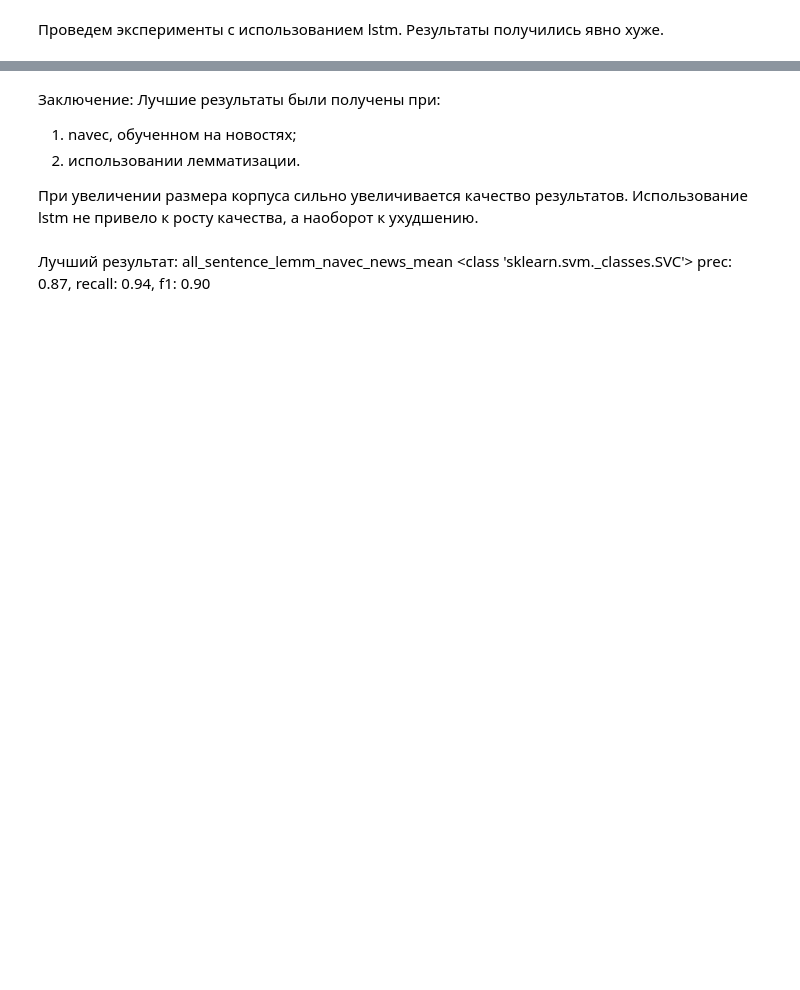
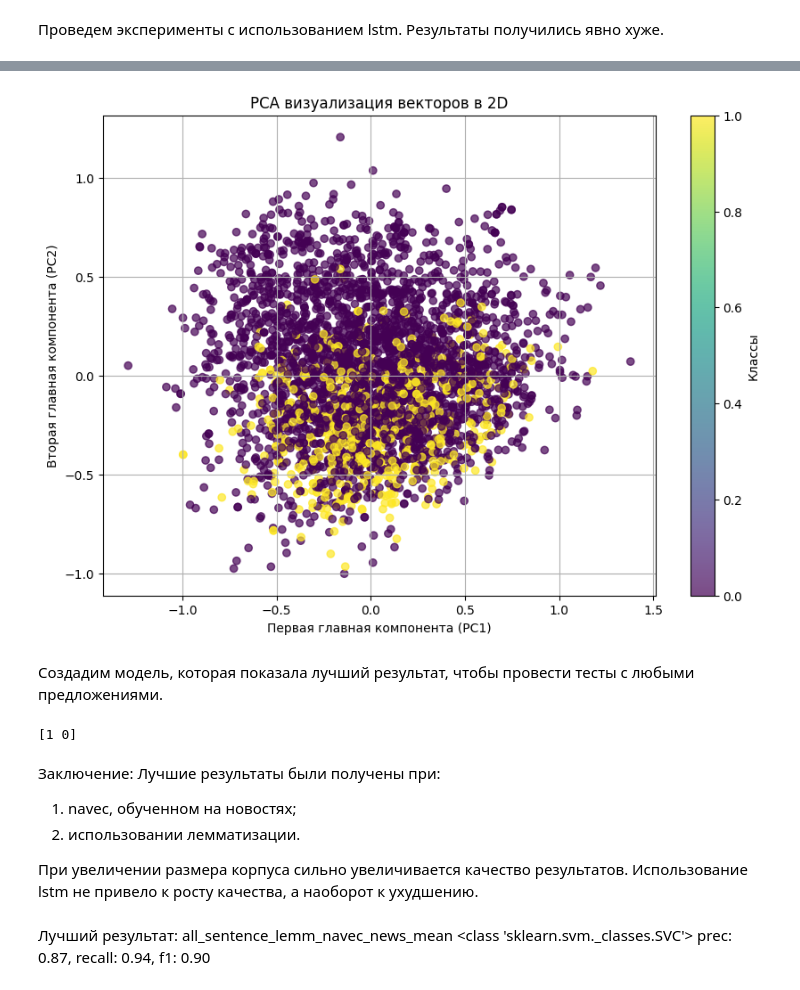
Before and after one commit to EgorKolupaev0502/mashop-final-lab, a Jupyter notebook: final-lab.ipynb, the cells around one changed output, grey strips where cells are left out. Saved outputs shown, nothing was run; the diff lists cells and outputs as text; code cells hidden in the pictures; blank space fills up the shorter version.

```diff
--- a/final-lab.ipynb
+++ b/final-lab.ipynb
@@ -480,6 +482,9 @@ visualization(all_sentence_lemm_navec_news_mean, y_pred_best)
 [figure]
 # %% [markdown]
 Теперь проведем эксперименты с lstm. Для начала возьмем lstm_size = 512 и dropout = 0.2
+# %%
+best_model = [["", 0, 0, 0, []], ["", 0, 0, 0, []], ["", 0, 0, 0, []], ["", 0, 0, 0, []], ["", 0, 0, 0, []]]
+all_result = []
 # %%
 all_sentence_lemm_navec_news_lstm = np.array([apply_navec_with_lstm(preprocess_sentence(sentence=sentence, lemmatize=True, stem_words=False, drop_digits=True), model_navec_news) for sentence in all_sentences])
 print("all_sentence_lemm_navec_news_lstm is done")
@@ -503,0 +524,8 @@ prec: 0.79, recall: 0.80, f1: 0.80
+# %%
+y_pred_best = best_model[1][4]
+# %%
+visualization(all_sentence_lemm_navec_news_lstm, y_pred_best)
+# %% [output]
+[figure, added]
+# %% [markdown]
+Создадим модель, которая показала лучший результат, чтобы провести тесты с любыми предложениями.
@@ -504,3 +544,8 @@ prec: 0.79, recall: 0.80, f1: 0.80
+# %%
+y_pred = model.predict(test_sentence_lemm_navec_news_mean)
+print(y_pred)
+# %% [output]
+[1 0]
 # %% [markdown]
 Заключение:
 Лучшие результаты были получены при:
```
Also changed, not shown: parts of 9 cells of this notebook.
